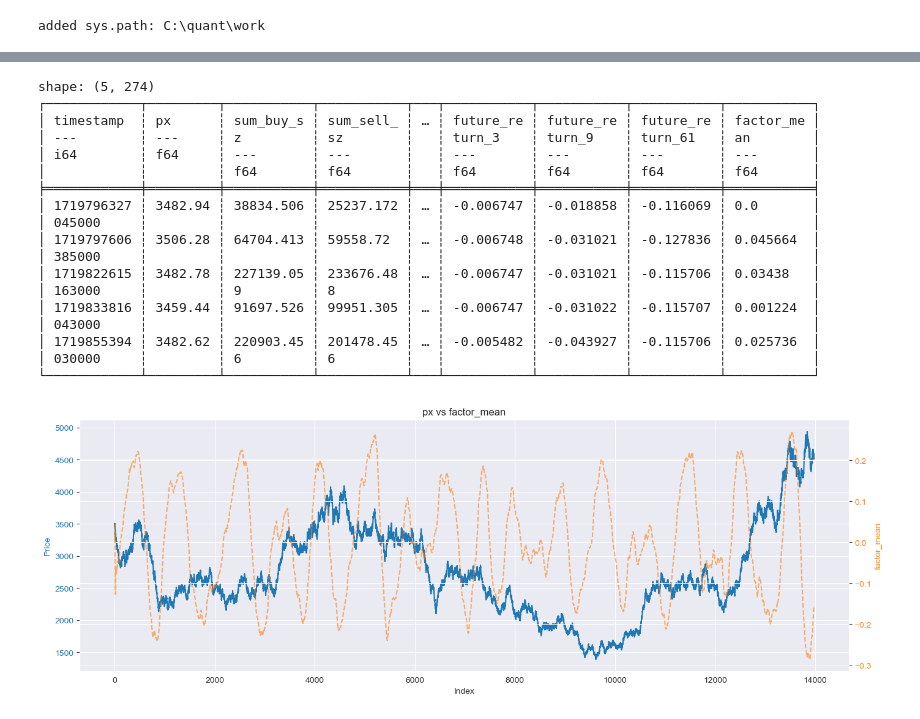
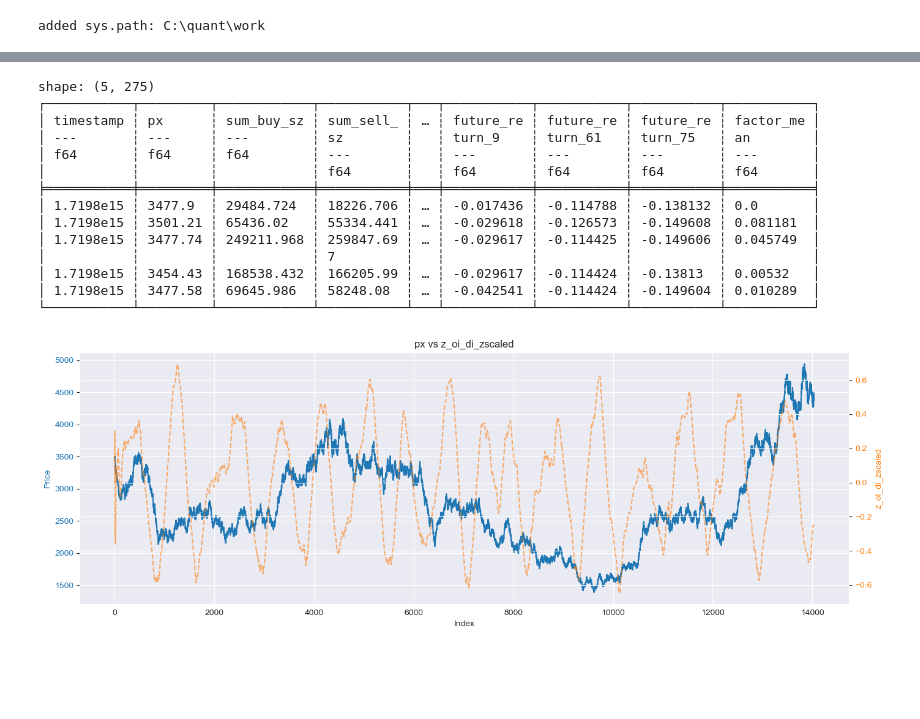
Before and after one commit to Lqz13Th/extrema_lab, a Jupyter notebook: feature_eng/feat_rnd_lab/feat_check.ipynb, the cells around one changed output, grey strips where cells are left out. Saved outputs shown, nothing was run; the diff lists cells and outputs as text; code cells hidden in the pictures; blank space fills up the shorter version.

```diff
--- a/feature_eng/feat_rnd_lab/feat_check.ipynb
+++ b/feature_eng/feat_rnd_lab/feat_check.ipynb
@@ -28,9 +28,9 @@ added sys.path: C:\quant\work
 # %%
 symbol = "ETHUSDT"
 threshold = 0.0067
-feat_cal_window = 150
-feat_norm_window = 150
-feat_norm_rolling_mean_window = 150
+feat_cal_window = 375
+feat_norm_window = 375
+feat_norm_rolling_mean_window = 375
 
 origin_df = process_single_symbol(
     symbol,
@@ -62,17 +62,19 @@ avg_steps_05pct = avg_steps_to_volatility(prices_np, 0.005)
 avg_steps_1pct = avg_steps_to_volatility(prices_np, 0.01)
 avg_steps_2pct = avg_steps_to_volatility(prices_np, 0.02)
 avg_steps_5pct = avg_steps_to_volatility(prices_np, 0.05)
-avg_steps_5pct = 75
+future_k = 75
 print("波动 ±0.5% 的均值步数:", avg_steps_05pct)
 print("波动 ±1% 的均值步数:", avg_steps_1pct)
 print("波动 ±2% 的均值步数:", avg_steps_2pct)
 print("波动 ±5% 的均值步数:", avg_steps_5pct)
+print("波动 future k  的均值步数:", future_k)
 
 origin_df = origin_df.with_columns([
     future_return_expr("px", avg_steps_05pct),
     future_return_expr("px", avg_steps_1pct),
     future_return_expr("px", avg_steps_2pct),
     future_return_expr("px", avg_steps_5pct),
+    future_return_expr("px", future_k),
 ])
 print(origin_df)
 origin_df = clean_df_drop_nulls(origin_df)
@@ -115,6 +117,6 @@ shape: (9, 2)
 | "max" | 60411.455 |
 # %%
 exclude_prefixes = ['px', 'timestamp', 'timestamp_dt', 'symbol']
-target_col = f"future_return_{avg_steps_5pct}"
+target_col = f"future_return_{future_k}"
 print(origin_df)
 # %% [output]
@@ -545,53 +548,49 @@ def plot_price_and_factor_mean(
     ax2.tick_params(axis="y", labelcolor="tab:orange")
 
     plt.title(f"{price_col} vs {factor_mean_col}")
     fig.tight_layout()
     plt.grid(True)
     plt.show()
 
 
 exclude_prefixes = ['px', 'timestamp', 'timestamp_dt', 'symbol']
 co = [
     col for col in origin_df.columns
     if (col.endswith("_zscaled") and col.startswith("z_"))
         and all(not col.startswith(prefix) for prefix in exclude_prefixes)
         and not col.startswith("future_return_")
         and col != "px"
 ]
 plot_df = origin_df.with_columns(
     pl.mean_horizontal(co).alias("factor_mean")
 )
 
 # 确认数据
 print(plot_df.head())
 
 # 调用绘图函数，传入含有 px 和 factor_mean 的 DataFrame
 plot_price_and_factor_mean(
     df=plot_df,
     price_col="px",            # 你要画的价格列
-    factor_mean_col="factor_mean",
+    factor_mean_col="z_oi_di_zscaled",
     n=1000000
 )
 # %% [output]
-shape: (5, 274)
-┌────────────┬─────────┬───────────┬───────────┬───┬───────────┬───────────┬───────────┬───────────┐
-│ timestamp  ┆ px      ┆ sum_buy_s ┆ sum_sell_ ┆ … ┆ future_re ┆ future_re ┆ future_re ┆ factor_me │
-│ ---        ┆ ---     ┆ z         ┆ sz        ┆   ┆ turn_3    ┆ turn_9    ┆ turn_61   ┆ an        │
-│ i64        ┆ f64     ┆ ---       ┆ ---       ┆   ┆ ---       ┆ ---       ┆ ---       ┆ ---       │
-│            ┆         ┆ f64       ┆ f64       ┆   ┆ f64       ┆ f64       ┆ f64       ┆ f64       │
-╞════════════╪═════════╪═══════════╪═══════════╪═══╪═══════════╪═══════════╪═══════════╪═══════════╡
-│ 1719796327 ┆ 3482.94 ┆ 38834.506 ┆ 25237.172 ┆ … ┆ -0.006747 ┆ -0.018858 ┆ -0.116069 ┆ 0.0       │
-│ 045000     ┆         ┆           ┆           ┆   ┆           ┆           ┆           ┆           │
-│ 1719797606 ┆ 3506.28 ┆ 64704.413 ┆ 59558.72  ┆ … ┆ -0.006748 ┆ -0.031021 ┆ -0.127836 ┆ 0.045664  │
-│ 385000     ┆         ┆           ┆           ┆   ┆           ┆           ┆           ┆           │
-│ 1719822615 ┆ 3482.78 ┆ 227139.05 ┆ 233676.48 ┆ … ┆ -0.006747 ┆ -0.031021 ┆ -0.115706 ┆ 0.03438   │
-│ 163000     ┆         ┆ 9         ┆ 8         ┆   ┆           ┆           ┆           ┆           │
-│ 1719833816 ┆ 3459.44 ┆ 91697.526 ┆ 99951.305 ┆ … ┆ -0.006747 ┆ -0.031022 ┆ -0.115707 ┆ 0.001224  │
-│ 043000     ┆         ┆           ┆           ┆   ┆           ┆           ┆           ┆           │
-│ 1719855394 ┆ 3482.62 ┆ 220903.45 ┆ 201478.45 ┆ … ┆ -0.005482 ┆ -0.043927 ┆ -0.115706 ┆ 0.025736  │
-│ 030000     ┆         ┆ 6         ┆ 6         ┆   ┆           ┆           ┆           ┆           │
-└────────────┴─────────┴───────────┴───────────┴───┴───────────┴───────────┴───────────┴───────────┘
+shape: (5, 275)
+┌───────────┬─────────┬────────────┬───────────┬───┬───────────┬───────────┬───────────┬───────────┐
+│ timestamp ┆ px      ┆ sum_buy_sz ┆ sum_sell_ ┆ … ┆ future_re ┆ future_re ┆ future_re ┆ factor_me │
+│ ---       ┆ ---     ┆ ---        ┆ sz        ┆   ┆ turn_9    ┆ turn_61   ┆ turn_75   ┆ an        │
+│ f64       ┆ f64     ┆ f64        ┆ ---       ┆   ┆ ---       ┆ ---       ┆ ---       ┆ ---       │
+│           ┆         ┆            ┆ f64       ┆   ┆ f64       ┆ f64       ┆ f64       ┆ f64       │
+╞═══════════╪═════════╪════════════╪═══════════╪═══╪═══════════╪═══════════╪═══════════╪═══════════╡
+│ 1.7198e15 ┆ 3477.9  ┆ 29484.724  ┆ 18226.706 ┆ … ┆ -0.017436 ┆ -0.114788 ┆ -0.138132 ┆ 0.0       │
+│ 1.7198e15 ┆ 3501.21 ┆ 65436.02   ┆ 55334.441 ┆ … ┆ -0.029618 ┆ -0.126573 ┆ -0.149608 ┆ 0.081181  │
+│ 1.7198e15 ┆ 3477.74 ┆ 249211.968 ┆ 259847.69 ┆ … ┆ -0.029617 ┆ -0.114425 ┆ -0.149606 ┆ 0.045749  │
+│           ┆         ┆            ┆ 7         ┆   ┆           ┆           ┆           ┆           │
+│ 1.7198e15 ┆ 3454.43 ┆ 168538.432 ┆ 166205.99 ┆ … ┆ -0.029617 ┆ -0.114424 ┆ -0.13813  ┆ 0.00532   │
+│ 1.7198e15 ┆ 3477.58 ┆ 69645.986  ┆ 58248.08  ┆ … ┆ -0.042541 ┆ -0.114424 ┆ -0.149604 ┆ 0.010289  │
+└───────────┴─────────┴────────────┴───────────┴───┴───────────┴───────────┴───────────┴───────────┘
-[figure, old version]
+[figure, new version]
 # %%
 import pandas as pd
 import matplotlib.pyplot as plt
```
Also changed, not shown: parts of 18 cells of this notebook, 7 other files.
